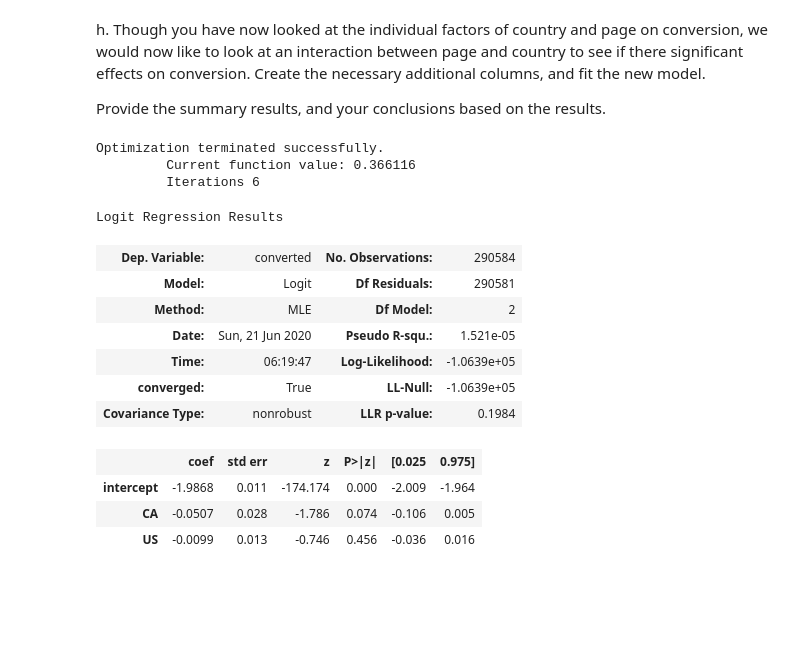
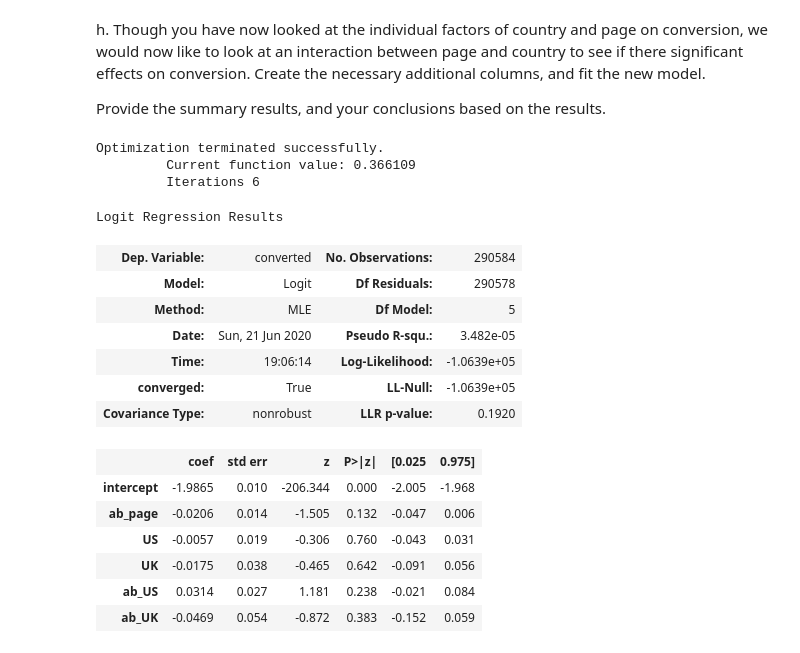
Before and after one commit to osailansamar/Udacity-DataAnalysis-AnalyzeABTest, a Jupyter notebook: Analyze_ab_test_results_notebook.ipynb, the cells around one changed output. Saved outputs shown, nothing was run; the diff lists cells and outputs as text; code cells hidden in the pictures; blank space fills up the shorter version.

```diff
--- a/Analyze_ab_test_results_notebook.ipynb
+++ b/Analyze_ab_test_results_notebook.ipynb
@@ -290,6 +301,5 @@ b. The goal is to use **statsmodels** to fit the regression model you specified
 # %%
 df2['intercept'] = 1
-ab_page = ['control','treatment']
-df2['ab_page'] = pd.get_dummies(df2['group'])
+df2[['control', 'ab_page']] = pd.get_dummies(df2['group'])
 df2.head()
 # %% [output]
@@ -356,6 +367,9 @@ df_new.head()
 # %%
 ### Create the necessary dummy variables
 df_new['intercept'] = 1
-df_new[['CA','UK','US']]=pd.get_dummies(df_new['country'])
-df_new.head()
+df_new[['UK','US', 'CA']]=pd.get_dummies(df_new['country'])
+# create model with two countries columns
+model = sm.Logit(df_new['converted'], df_new[['intercept', 'US','UK']])
+rslts = model.fit()
+rslts.summary()
 # %% [output]
@@ -372,22 +396,31 @@ h. Though you have now looked at the individual factors of country and page on c
 Provide the summary results, and your conclusions based on the results.
 # %%
 ### Fit Your Linear Model And Obtain the Results
-model = sm.Logit(df_new['converted'], df_new[['intercept', 'CA', 'US']])
-rslts = model.fit()
+# create the necessary aditional columns
+df_new['ab_UK'] = df_new['ab_page'] * df_new['UK']
+df_new['ab_US'] = df_new['ab_page'] * df_new['US']
+# create new model
+model = sm.Logit(df_new['converted'], df_new[['intercept', 'ab_page', 'US', 'UK', 'ab_US', 'ab_UK']])
+# fit new model
+rslts = model .fit()
+# check the results
 rslts.summary()
 # %% [output]
 Optimization terminated successfully.
-         Current function value: 0.366116
+         Current function value: 0.366109
          Iterations 6
 Logit Regression Results
 | Dep. Variable: | converted | No. Observations: | 290584 |
-| Model: | Logit | Df Residuals: | 290581 |
-| Method: | MLE | Df Model: | 2 |
-| Date: | Sun, 21 Jun 2020 | Pseudo R-squ.: | 1.521e-05 |
-| Time: | 06:19:47 | Log-Likelihood: | -1.0639e+05 |
+| Model: | Logit | Df Residuals: | 290578 |
+| Method: | MLE | Df Model: | 5 |
+| Date: | Sun, 21 Jun 2020 | Pseudo R-squ.: | 3.482e-05 |
+| Time: | 19:06:14 | Log-Likelihood: | -1.0639e+05 |
 | converged: | True | LL-Null: | -1.0639e+05 |
-| Covariance Type: | nonrobust | LLR p-value: | 0.1984 |
+| Covariance Type: | nonrobust | LLR p-value: | 0.1920 |
 |  | coef | std err | z | P>|z| | [0.025 | 0.975] |
-| intercept | -1.9868 | 0.011 | -174.174 | 0.000 | -2.009 | -1.964 |
-| CA | -0.0507 | 0.028 | -1.786 | 0.074 | -0.106 | 0.005 |
-| US | -0.0099 | 0.013 | -0.746 | 0.456 | -0.036 | 0.016 |
+| intercept | -1.9865 | 0.010 | -206.344 | 0.000 | -2.005 | -1.968 |
+| ab_page | -0.0206 | 0.014 | -1.505 | 0.132 | -0.047 | 0.006 |
+| US | -0.0057 | 0.019 | -0.306 | 0.760 | -0.043 | 0.031 |
+| UK | -0.0175 | 0.038 | -0.465 | 0.642 | -0.091 | 0.056 |
+| ab_US | 0.0314 | 0.027 | 1.181 | 0.238 | -0.021 | 0.084 |
+| ab_UK | -0.0469 | 0.054 | -0.872 | 0.383 | -0.152 | 0.059 |
```
Also changed, not shown: parts of 15 cells of this notebook.
